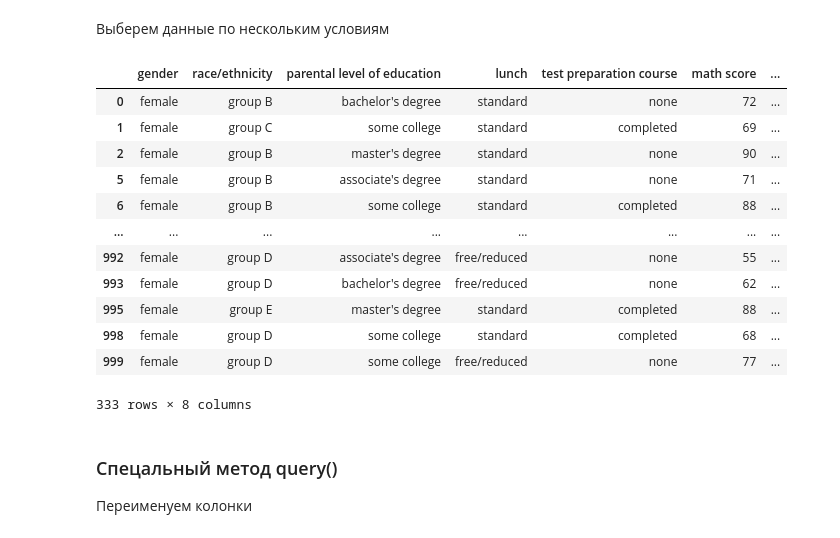
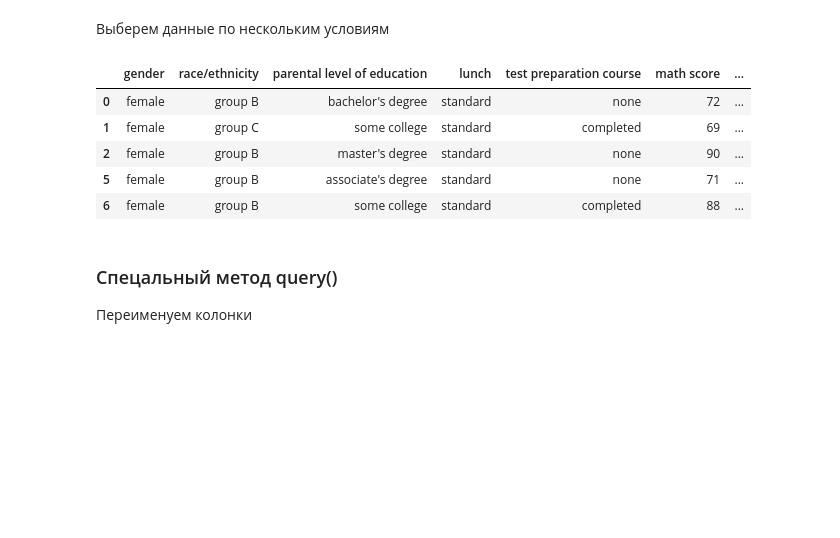
Before and after one commit to CrazyDi/PythonDataScience, a Jupyter notebook: Pandas_Intro.ipynb, the cells around one changed output. Cells and saved outputs as stored; diff of their text form; code cells hidden in the pictures; blank space fills up the shorter version.

```diff
--- a/Pandas_Intro.ipynb
+++ b/Pandas_Intro.ipynb
@@ -378,21 +357,14 @@ student_performance.loc[student_performance['writing score'] > mean_writing_scor
 # %% [markdown]
 Выберем данные по нескольким условиям
 # %%
-student_performance.loc[(student_performance['writing score'] > mean_writing_score) & (student_performance['gender'] == 'female')]
+student_performance.loc[(student_performance['writing score'] > mean_writing_score) & (student_performance['gender'] == 'female')].head()
 # %% [output]
 |  | gender | race/ethnicity | parental level of education | lunch | test preparation course | math score | ... |
 | 0 | female | group B | bachelor's degree | standard | none | 72 | ... |
 | 1 | female | group C | some college | standard | completed | 69 | ... |
 | 2 | female | group B | master's degree | standard | none | 90 | ... |
 | 5 | female | group B | associate's degree | standard | none | 71 | ... |
 | 6 | female | group B | some college | standard | completed | 88 | ... |
-| ... | ... | ... | ... | ... | ... | ... | ... |
-| 992 | female | group D | associate's degree | free/reduced | none | 55 | ... |
-| 993 | female | group D | bachelor's degree | free/reduced | none | 62 | ... |
-| 995 | female | group E | master's degree | standard | completed | 88 | ... |
-| 998 | female | group D | some college | standard | completed | 68 | ... |
-| 999 | female | group D | some college | free/reduced | none | 77 | ... |
-333 rows × 8 columns
 # %% [markdown]
 ### Спецальный метод query()
 
```
Also changed, not shown: parts of 20 cells of this notebook.
